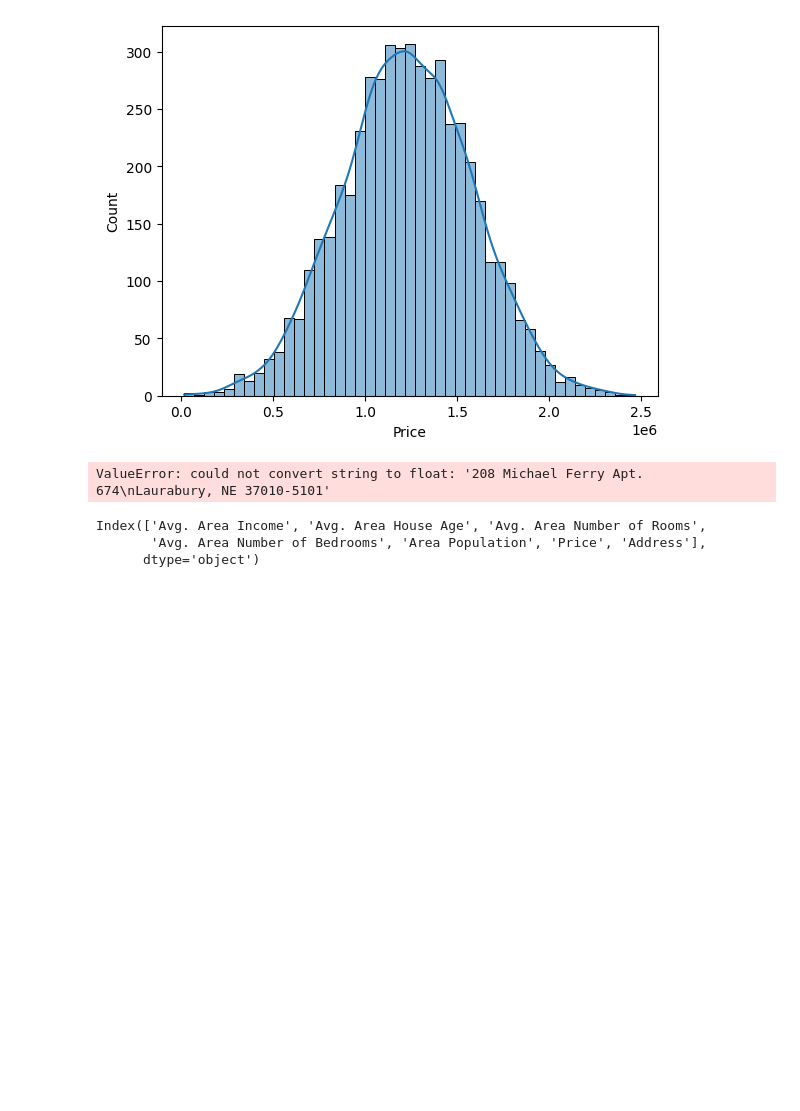
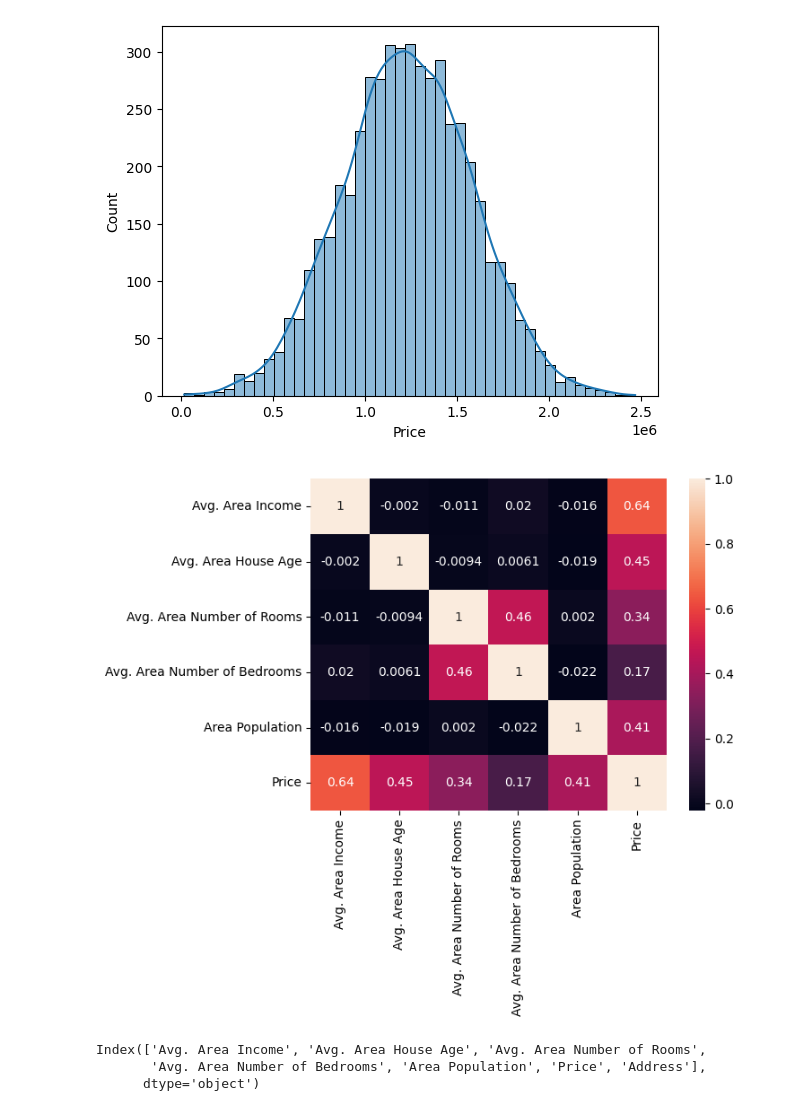
Before and after one commit to gussgary/Data-Science, a Jupyter notebook: USA Housing/LinearRegression.ipynb, the cells around one changed output. Cells and saved outputs as stored; diff of their text form; code cells hidden in the pictures; blank space fills up the shorter version.

```diff
--- a/USA Housing/LinearRegression.ipynb
+++ b/USA Housing/LinearRegression.ipynb
@@ -51,14 +51,13 @@ sns.histplot(df['Price'], kde=True)
 plt.show()
 # %% [output]
 [figure]
-# %%
-correlation = df.corr()
-sns.heatmap(df.corr(), annot=True)
-plt.show()
-
-#Recap this later on how to do correltion only with numerical data.
-# %% [output]
-ValueError: could not convert string to float: '208 Michael Ferry Apt. 674\nLaurabury, NE 37010-5101'
+# %%
+numerical = df.select_dtypes(include=['number'])
+
+sns.heatmap(numerical.corr(), annot=True)
+plt.show()
+# %% [output]
+[figure, added]
 # %%
 df.columns
 # %% [output]
```
Also changed, not shown: parts of 6 cells of this notebook.
